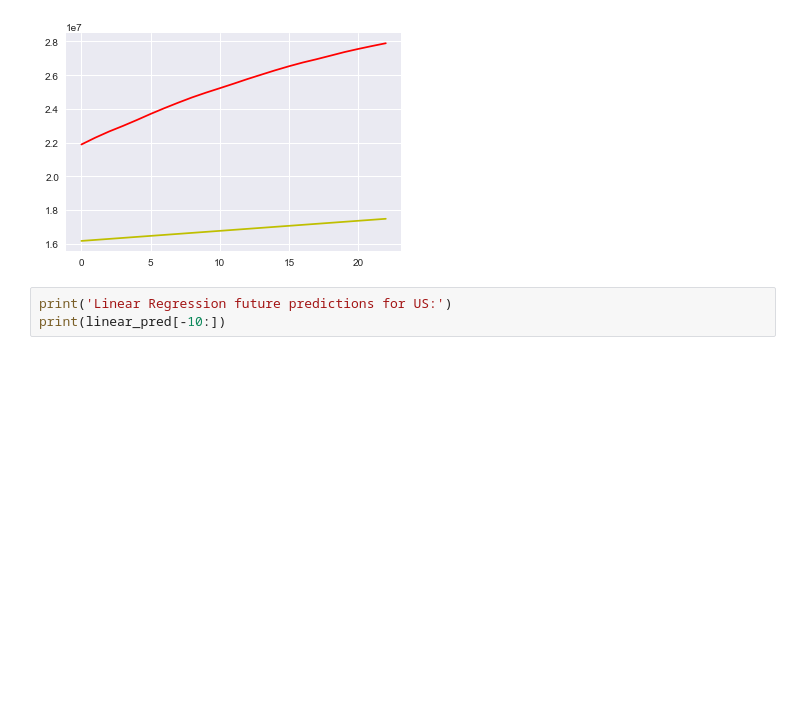
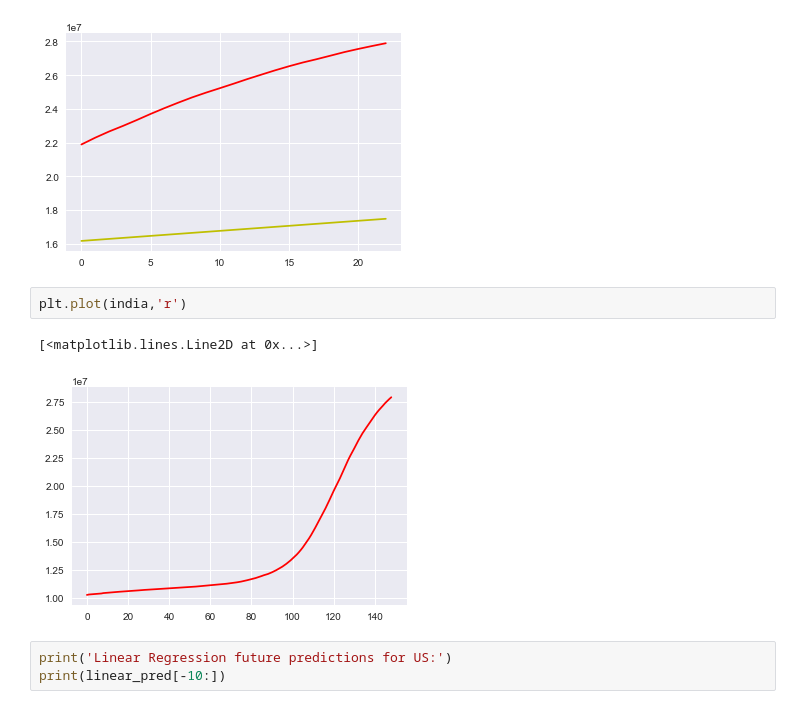
Before and after one commit to bhaswatib/Covid-19-Case-Forecasting, a Jupyter notebook: Covid-19 Case Numbers Forecasting.ipynb, the cells around one changed output. Drawn from its saved outputs; the diff is of its cells as text; blank space fills up the shorter version.

```diff
--- a/Covid-19 Case Numbers Forecasting.ipynb
+++ b/Covid-19 Case Numbers Forecasting.ipynb
@@ -732,6 +737,11 @@ plt.plot(test_linear_pred,'y')
 # %% [output]
 [<matplotlib.lines.Line2D at 0x...>]
 [figure]
+# %%
+plt.plot(india,'r')
+# %% [output]
+[<matplotlib.lines.Line2D at 0x...>]
+[figure, added]
 # %%
 print('Linear Regression future predictions for US:')
 print(linear_pred[-10:])
```
Also changed, not shown: parts of 6 cells of this notebook.
